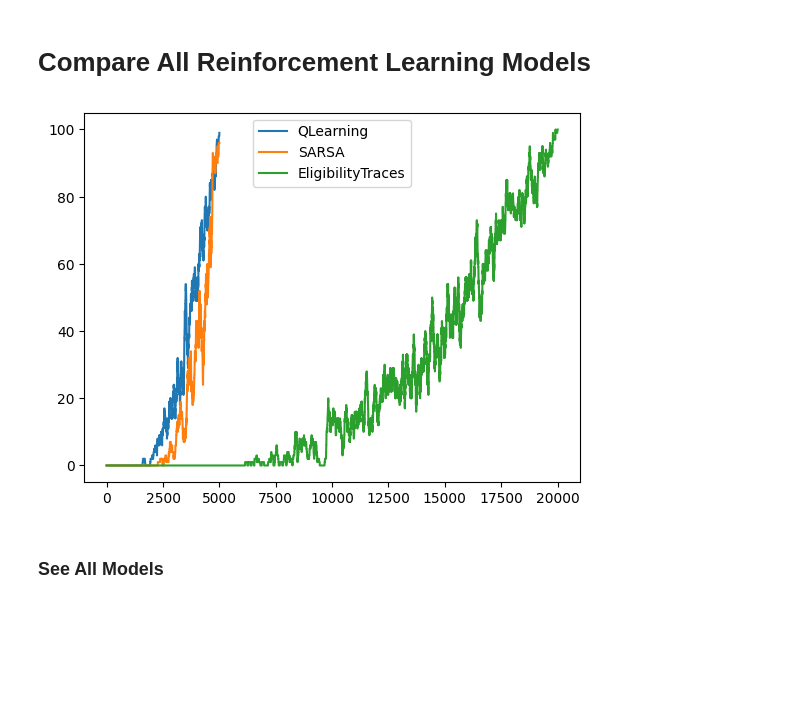
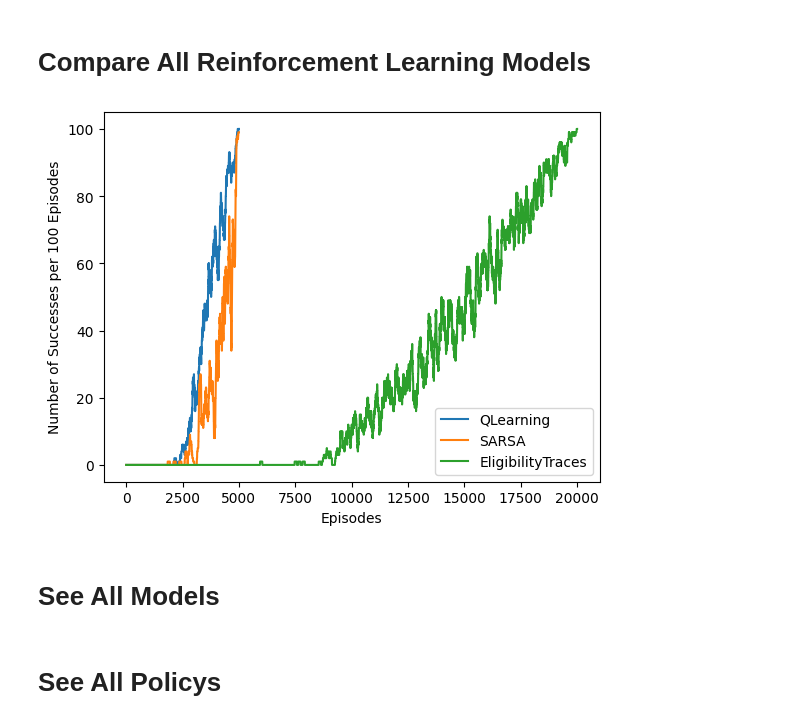
Before and after one commit to XixWISExiX/FrozenLake, a Jupyter notebook: MainDisplay.ipynb, the cells around one changed output. Drawn from its saved outputs; the diff is of its cells as text; code cells hidden in the pictures; blank space fills up the shorter version.

```diff
--- a/MainDisplay.ipynb
+++ b/MainDisplay.ipynb
@@ -23,27 +23,31 @@ env.close()
 # Compare All Reinforcement Learning Models
 # %%
 from gymnasium.envs.toy_text.frozen_lake import generate_random_map
+import matplotlib.pyplot as plt
 import LearningMethods.QLearning as ql
 import LearningMethods.SARSA as sar
 import LearningMethods.DynamicProgramming as dp
 import LearningMethods.EligibilityTraces as ele
 import FrozenLakeFunctions as flf
 import imp
 imp.reload(ql)
 imp.reload(sar)
 imp.reload(dp)
 imp.reload(ele)
 
-size = 8
+size = 12
 env_seed = generate_random_map(size=size)
 DynamicProgramming_model = dp.DynamicProgramming(env_seed)
 QLearning_model = ql.QLearning(5000, env_seed)
 Sarsa_model = sar.SARSA(5000, env_seed)
 ElegibilityTraces_model = ele.EligibilityTraces(20000, env_seed)
+plt.xlabel('Episodes')
+plt.ylabel('Number of Successes per 100 Episodes')
+plt.savefig('images/frozen_lake_model_comparison.png')
 # %% [output]
-[figure, old version]
+[figure, new version]
 # %% [markdown]
-### See All Models
+# See All Models
 # %%
 import FrozenLakeFunctions as flf
 import imp
@@ -53,6 +57,8 @@ flf.seeModelState(DynamicProgramming_model, env_seed)
 flf.seeModel(QLearning_model, env_seed)
 flf.seeModel(Sarsa_model, env_seed)
 flf.seeModel(ElegibilityTraces_model, env_seed)
+# %% [markdown]
+# See All Policys
 # %%
 import FrozenLakeFunctions as flf
 import imp
```
Also changed, not shown: parts of 1 cell of this notebook, 13 other files.
